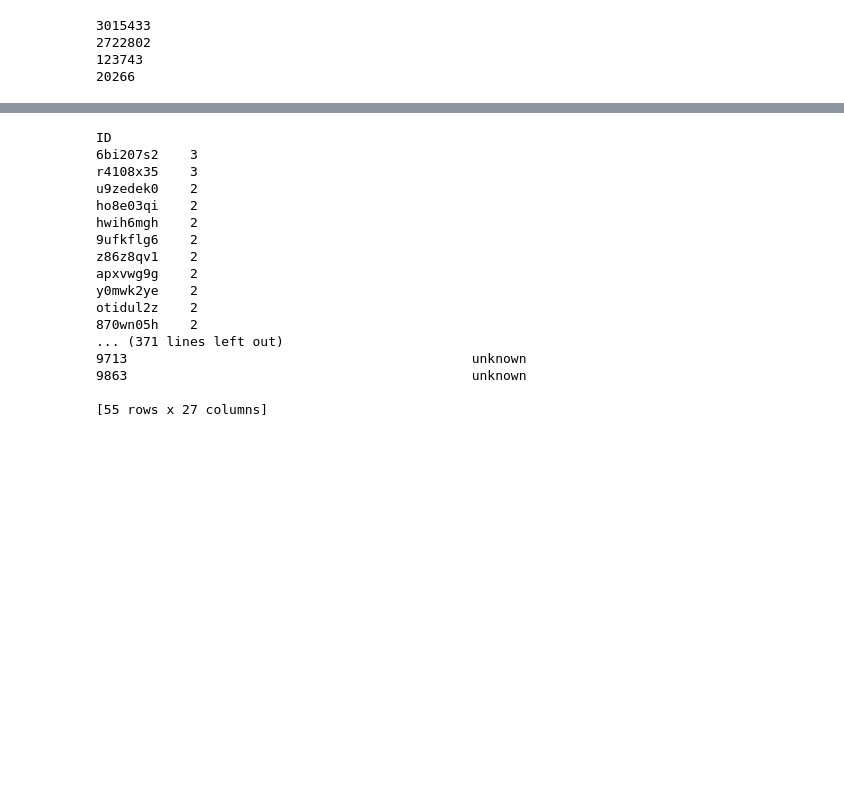
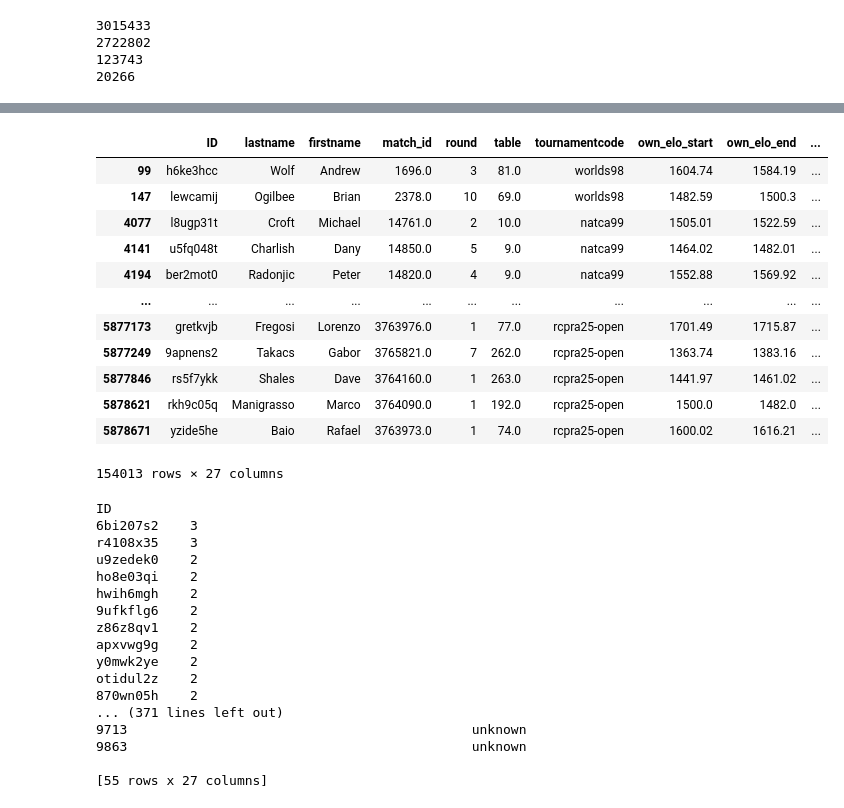
Before and after one commit to independens/Computational_Methods_Network_Analysis_with_Python, a Jupyter notebook: Elo_PlayerInfoRequests.ipynb, the cells around one changed output, grey strips where cells are left out. Drawn from its saved outputs; the diff is of its cells as text; code cells hidden in the pictures; blank space fills up the shorter version.

```diff
--- a/Elo_PlayerInfoRequests.ipynb
+++ b/Elo_PlayerInfoRequests.ipynb
@@ -472,0 +476,25 @@ df_merged.to_csv("EloWithMedium.csv", index=False)
+# %%
+#Separate all info that belongs to the players from the edges
+#this means we have ID, firstname, lastname, is_pro as separate info
+import pandas as pd
+df = pd.read_csv("EloWithMedium.csv", low_memory=False)
+df = df[(df['match_result'] == "Won") & (df['ID'] != 'unknown') & (df['opp_ID'] != 'unknown')]
+# Select relevant columns and drop duplicate IDs
+player_info = df[["ID", "firstname", "lastname", "is_pro"]].drop_duplicates(subset="ID")
+player_info.to_csv("PlayerNodeData.csv", index=False)
+df_check = df[~df['opp_ID'].isin(player_info["ID"])].drop_duplicates(subset="opp_ID")
+df_check
+# %% [output]
+|  | ID | lastname | firstname | match_id | round | table | tournamentcode | own_elo_start | own_elo_end | ... |
+| 99 | h6ke3hcc | Wolf | Andrew | 1696.0 | 3 | 81.0 | worlds98 | 1604.74 | 1584.19 | ... |
+| 147 | lewcamij | Ogilbee | Brian | 2378.0 | 10 | 69.0 | worlds98 | 1482.59 | 1500.3 | ... |
+| 4077 | l8ugp31t | Croft | Michael | 14761.0 | 2 | 10.0 | natca99 | 1505.01 | 1522.59 | ... |
+| 4141 | u5fq048t | Charlish | Dany | 14850.0 | 5 | 9.0 | natca99 | 1464.02 | 1482.01 | ... |
+| 4194 | ber2mot0 | Radonjic | Peter | 14820.0 | 4 | 9.0 | natca99 | 1552.88 | 1569.92 | ... |
+| ... | ... | ... | ... | ... | ... | ... | ... | ... | ... | ... |
+| 5877173 | gretkvjb | Fregosi | Lorenzo | 3763976.0 | 1 | 77.0 | rcpra25-open | 1701.49 | 1715.87 | ... |
+| 5877249 | 9apnens2 | Takacs | Gabor | 3765821.0 | 7 | 262.0 | rcpra25-open | 1363.74 | 1383.16 | ... |
+| 5877846 | rs5f7ykk | Shales | Dave | 3764160.0 | 1 | 263.0 | rcpra25-open | 1441.97 | 1461.02 | ... |
+| 5878621 | rkh9c05q | Manigrasso | Marco | 3764090.0 | 1 | 192.0 | rcpra25-open | 1500.0 | 1482.0 | ... |
+| 5878671 | yzide5he | Baio | Rafael | 3763973.0 | 1 | 74.0 | rcpra25-open | 1600.02 | 1616.21 | ... |
+154013 rows × 27 columns
```
Also changed, not shown: parts of 3 cells of this notebook, 5 other files.
